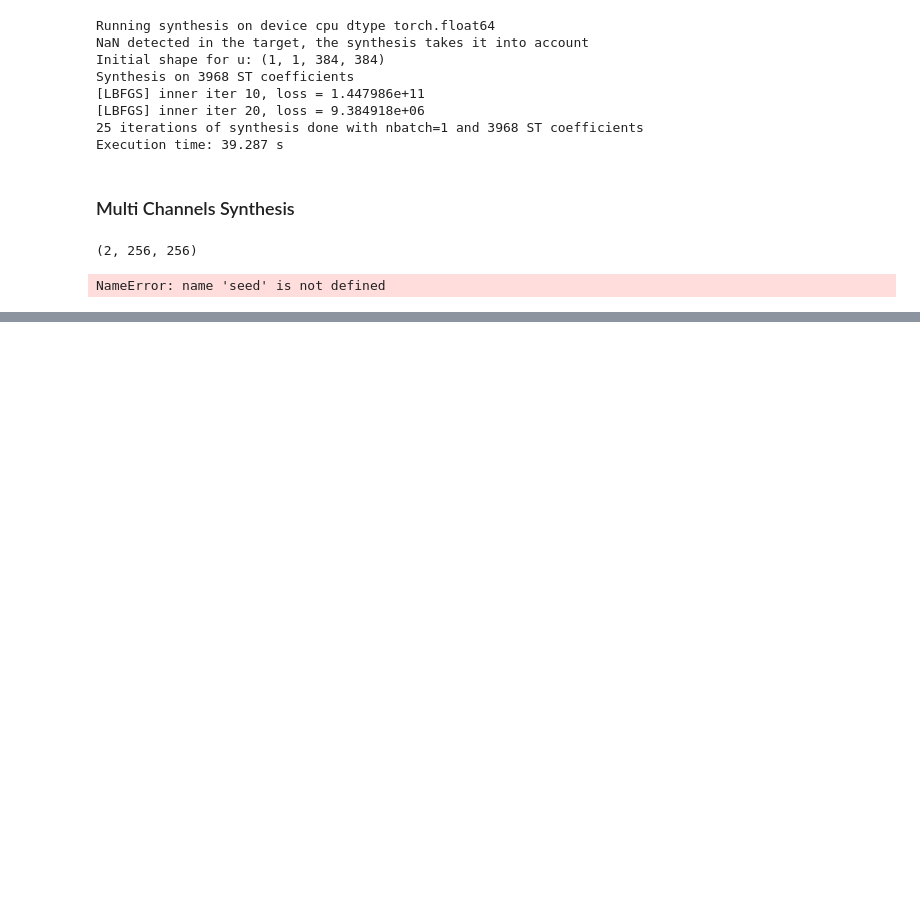
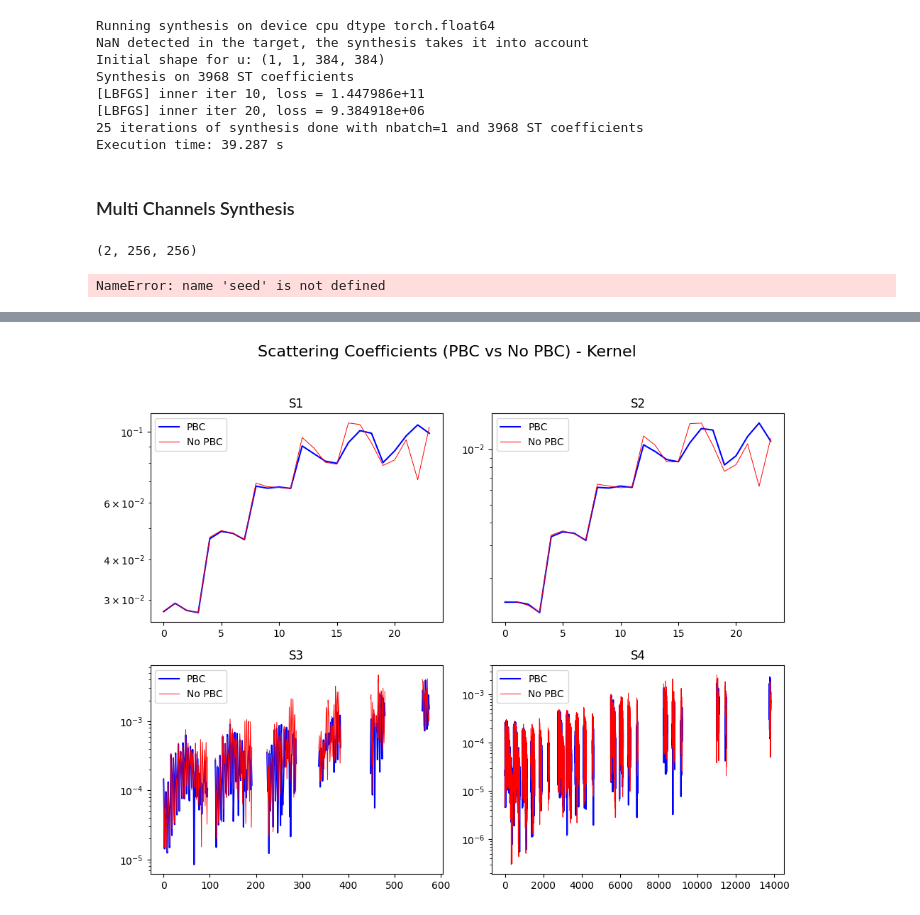
Before and after one commit to camilledussauchoy-glitch/STL-Dev_Camille, a Jupyter notebook: docs/user_notebook.ipynb, the cells around one changed output, grey strips where cells are left out. Saved outputs shown, nothing was run; the diff lists cells and outputs as text; code cells hidden in the pictures; blank space fills up the shorter version.

```diff
--- a/docs/user_notebook.ipynb
+++ b/docs/user_notebook.ipynb
@@ -397,0 +449,11 @@ NameError: name 'seed' is not defined
+# %%
+# Instantiate kernel data class (pbc and no pbc)
+data_kernel_pbc = Kernel_DataClass(array=im[0,0], pbc=True)
+data_kernel_no_pbc = Kernel_DataClass(array=im[0,0], pbc=False)
+
+# Get a ST operator from the data classe (same operator for both pbc and no pbc)
+st_op_kernel = data_kernel_pbc.get_ST_op()
+
+# apply the ST operator to the data
+st_data_kernel_pbc = st_op_kernel.apply(data_kernel_pbc, norm='vanilla')
+st_data_kernel_no_pbc = st_op_kernel.apply(data_kernel_no_pbc, norm='vanilla')
@@ -397,0 +462,10 @@ NameError: name 'seed' is not defined
+# %%
+plot_scattering_coeffs(
+    st_data_kernel_pbc,
+    st_data_kernel_no_pbc,
+    suptitle='Scattering Coefficients (PBC vs No PBC) - Kernel',
+    label_st_data1='PBC',
+    label_st_data2='No PBC'
+)
+# %% [output]
+[figure, added]
```
Also changed, not shown: parts of 43 cells of this notebook, 7 other files.
